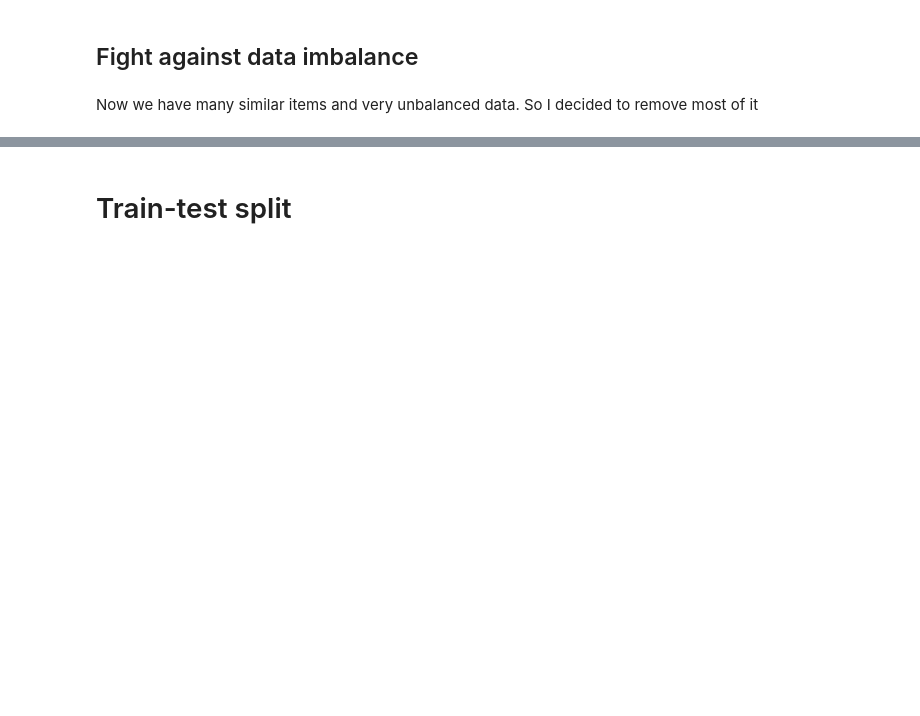
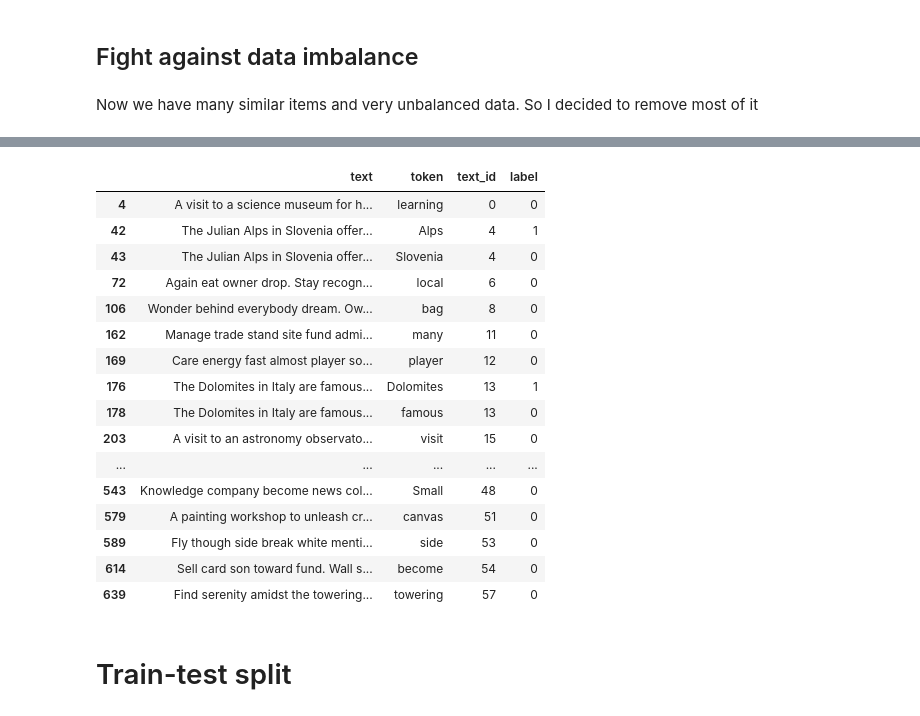
Before and after one commit to bevcikandrij125/custom-NER, a Jupyter notebook: dataset_creation_ .ipynb, the cells around one changed output, grey strips where cells are left out. Cells and saved outputs as stored; diff of their text form; code cells hidden in the pictures; blank space fills up the shorter version.

```diff
--- a/dataset_creation_ .ipynb
+++ b/dataset_creation_ .ipynb
@@ -41,18 +66,16 @@ for index, row in df.iterrows():
     text = row['text']
     markers = eval(row['marker'])
     text2 = text
-    tokens = text.split()
-    punctuation = [',', '.',  '!', '?', ';', ':', '(', ')', '[', ']', '{', '}']
-    stop_words = ['and', 'or', 'a', 'the', 'in']
-    tokens = [t.replace(p, '') for t in tokens if t not in stop_words for p in punctuation]
+    tokens = word_tokenize(text)
+    stop_words = set(stopwords.words('english'))
+    tokens = [t for t in tokens if t.lower() not in stop_words and t not in string.punctuation]
     for i, token in enumerate(tokens, start=1):
-        data = f"{token} token_of_sentence {text}"
         ind = text2.find(token)
         is_token_in_markers = False
         if len(markers):
           is_token_in_markers = any(start <= ind <= end for start, end in markers)
           text2.replace(token, "#"*len(token), 1)
-        df_list.append({"text": data, "token":token, "text_id":index, "label": 1 if is_token_in_markers else 0})
+        df_list.append({"text": text, "token":token, "text_id":index, "label": 1 if is_token_in_markers else 0})
 
 new_df = pd.DataFrame(df_list, columns=["text","token", "text_id", "label"])
 # %% [markdown]
@@ -66,8 +89,5 @@ len(new_df[new_df["label"] == 1]) / len(new_df)
 # %%
-label_0_rows = new_df[new_df['label'] == 0]
-
-percentage_to_remove = 0.98
-rows_to_remove = int(len(label_0_rows) * percentage_to_remove)
-
-random_rows_to_remove = label_0_rows.sample(n=rows_to_remove, random_state=42)
-new_df = new_df.drop(random_rows_to_remove.index)
+def remove(df,rows_to_remove,percentage):
+  n = int(len(rows_to_remove) * percentage)
+  random_rows_to_remove = rows_to_remove.sample(n=n, random_state=42)
+  df.drop(random_rows_to_remove.index, inplace=True)
@@ -78,3 +109,23 @@ len(new_df[new_df["label"] == 1]) / len(new_df)
+# %%
+new_df.head(50)
+# %% [output]
+|  | text | token | text_id | label |
+| 4 | A visit to a science museum for h... | learning | 0 | 0 |
+| 42 | The Julian Alps in Slovenia offer... | Alps | 4 | 1 |
+| 43 | The Julian Alps in Slovenia offer... | Slovenia | 4 | 0 |
+| 72 | Again eat owner drop. Stay recogn... | local | 6 | 0 |
+| 106 | Wonder behind everybody dream. Ow... | bag | 8 | 0 |
+| 162 | Manage trade stand site fund admi... | many | 11 | 0 |
+| 169 | Care energy fast almost player so... | player | 12 | 0 |
+| 176 | The Dolomites in Italy are famous... | Dolomites | 13 | 1 |
+| 178 | The Dolomites in Italy are famous... | famous | 13 | 0 |
+| 203 | A visit to an astronomy observato... | visit | 15 | 0 |
+| ... | ... | ... | ... | ... |
+| 543 | Knowledge company become news col... | Small | 48 | 0 |
+| 579 | A painting workshop to unleash cr... | canvas | 51 | 0 |
+| 589 | Fly though side break white menti... | side | 53 | 0 |
+| 614 | Sell card son toward fund. Wall s... | become | 54 | 0 |
+| 639 | Find serenity amidst the towering... | towering | 57 | 0 |
 # %% [markdown]
 # Train-test split
 # %%
```
Also changed, not shown: parts of 11 cells of this notebook.
